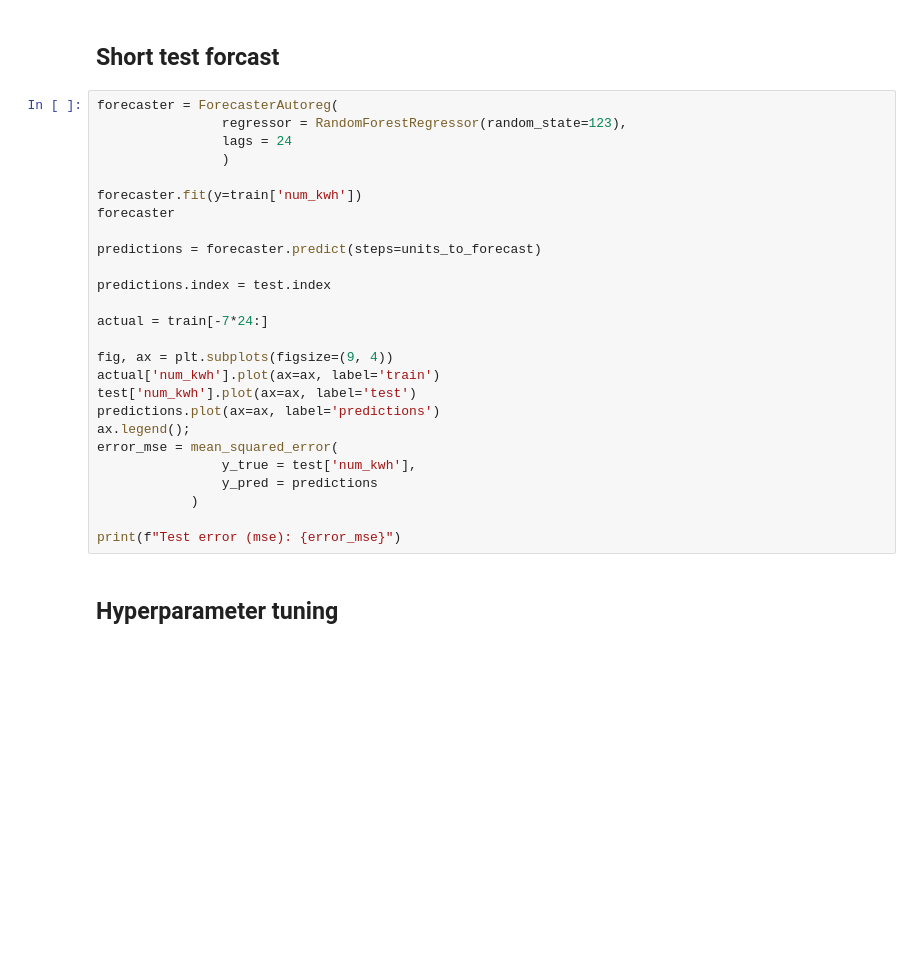
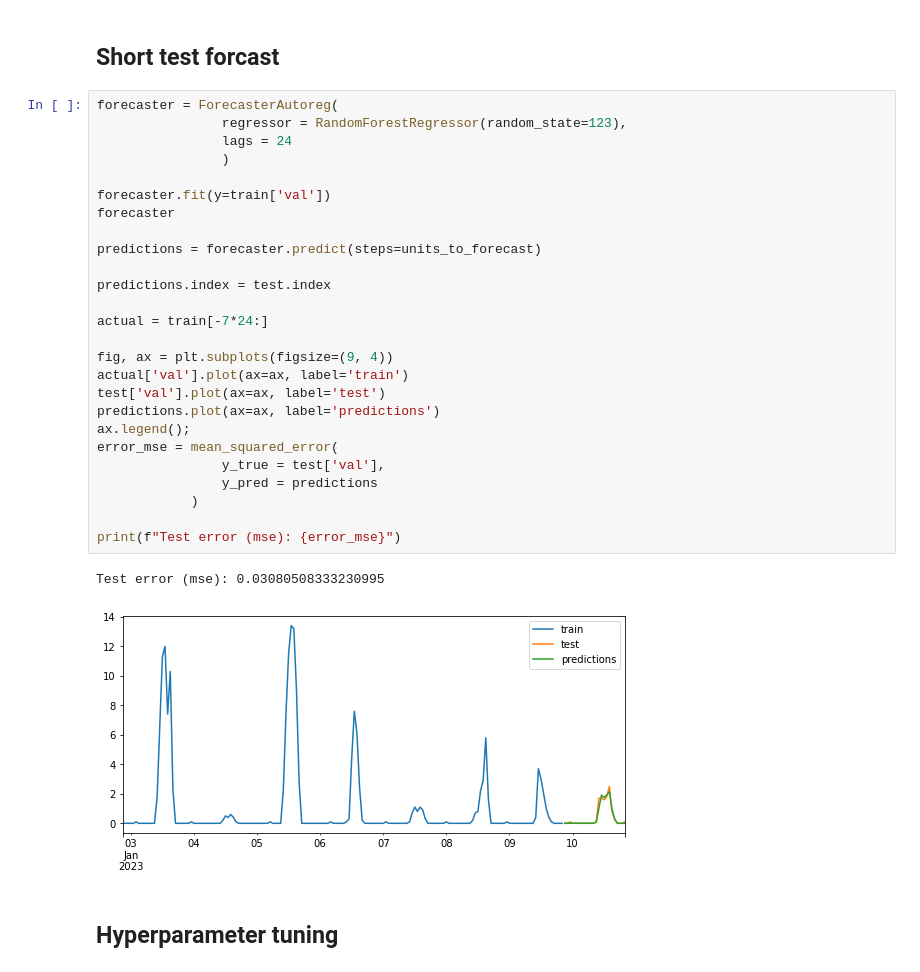
Before and after one commit to LortSkit/Bachelor-project, a Jupyter notebook: Initial-Analysis/Random Forest Hyperparameter Tuning.ipynb, the cells around one changed output. Saved outputs shown, nothing was run; the diff lists cells and outputs as text; blank space fills up the shorter version.

```diff
--- a/Initial-Analysis/Random Forest Hyperparameter Tuning.ipynb
+++ b/Initial-Analysis/Random Forest Hyperparameter Tuning.ipynb
@@ -52,29 +110,32 @@ def moving_average(timeseries, window):
 # %%
 forecaster = ForecasterAutoreg(
                 regressor = RandomForestRegressor(random_state=123),
                 lags = 24
                 )
 
-forecaster.fit(y=train['num_kwh'])
+forecaster.fit(y=train['val'])
 forecaster
 
 predictions = forecaster.predict(steps=units_to_forecast)
 
 predictions.index = test.index
 
 actual = train[-7*24:]
 
 fig, ax = plt.subplots(figsize=(9, 4))
-actual['num_kwh'].plot(ax=ax, label='train')
-test['num_kwh'].plot(ax=ax, label='test')
+actual['val'].plot(ax=ax, label='train')
+test['val'].plot(ax=ax, label='test')
 predictions.plot(ax=ax, label='predictions')
 ax.legend();
 error_mse = mean_squared_error(
-                y_true = test['num_kwh'],
+                y_true = test['val'],
                 y_pred = predictions
             )
 
 print(f"Test error (mse): {error_mse}")
+# %% [output]
+Test error (mse): 0.03080508333230995
+[figure, added]
 # %% [markdown]
 ## Hyperparameter tuning
 # %%
```
Also changed, not shown: parts of 10 cells of this notebook.
